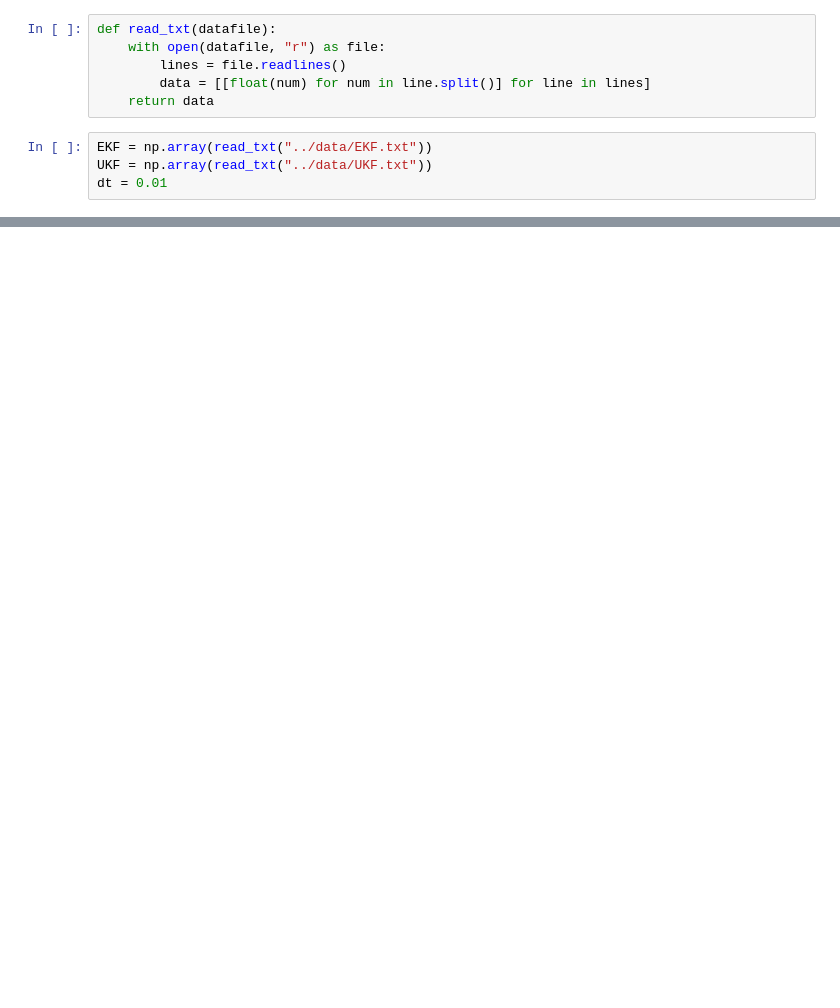
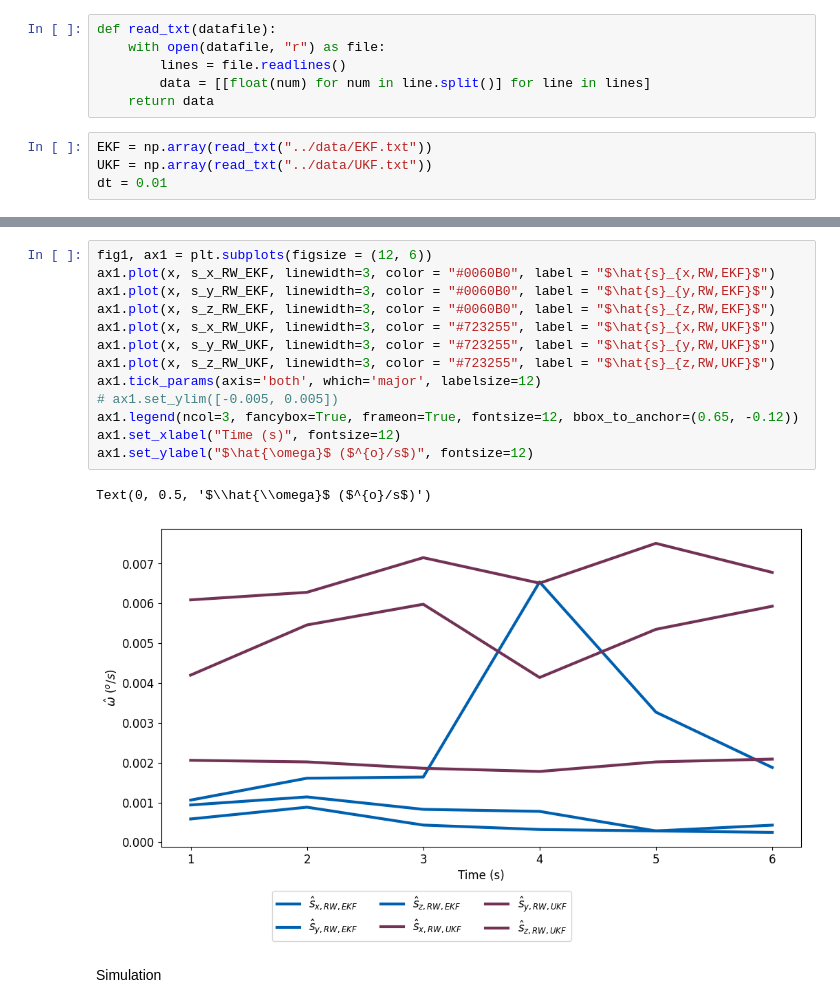
Before and after one commit to schoi355/multi_imu_fusion, a Jupyter notebook: code/plot_EKF_UKF.ipynb, the cells around one changed output, grey strips where cells are left out. Drawn from its saved outputs; the diff is of its cells as text; blank space fills up the shorter version.

```diff
--- a/code/plot_EKF_UKF.ipynb
+++ b/code/plot_EKF_UKF.ipynb
@@ -72,0 +191,18 @@ Text(0, 0.5, 'Allan Variance ($\\hat{\\omega}$)')
+# %%
+fig1, ax1 = plt.subplots(figsize = (12, 6))
+ax1.plot(x, s_x_RW_EKF, linewidth=3, color = "#0060B0", label = "$\hat{s}_{x,RW,EKF}$")
+ax1.plot(x, s_y_RW_EKF, linewidth=3, color = "#0060B0", label = "$\hat{s}_{y,RW,EKF}$")
+ax1.plot(x, s_z_RW_EKF, linewidth=3, color = "#0060B0", label = "$\hat{s}_{z,RW,EKF}$")
+ax1.plot(x, s_x_RW_UKF, linewidth=3, color = "#723255", label = "$\hat{s}_{x,RW,UKF}$")
+ax1.plot(x, s_y_RW_UKF, linewidth=3, color = "#723255", label = "$\hat{s}_{y,RW,UKF}$")
+ax1.plot(x, s_z_RW_UKF, linewidth=3, color = "#723255", label = "$\hat{s}_{z,RW,UKF}$")
+ax1.tick_params(axis='both', which='major', labelsize=12)
+# ax1.set_ylim([-0.005, 0.005])
+ax1.legend(ncol=3, fancybox=True, frameon=True, fontsize=12, bbox_to_anchor=(0.65, -0.12))
+ax1.set_xlabel("Time (s)", fontsize=12)
+ax1.set_ylabel("$\hat{\omega}$ ($^{o}/s$)", fontsize=12)
+# %% [output]
+Text(0, 0.5, '$\\hat{\\omega}$ ($^{o}/s$)')
+[figure, added]
+# %% [markdown]
+Simulation
```
Also changed, not shown: parts of 11 cells of this notebook, 5 other files.
